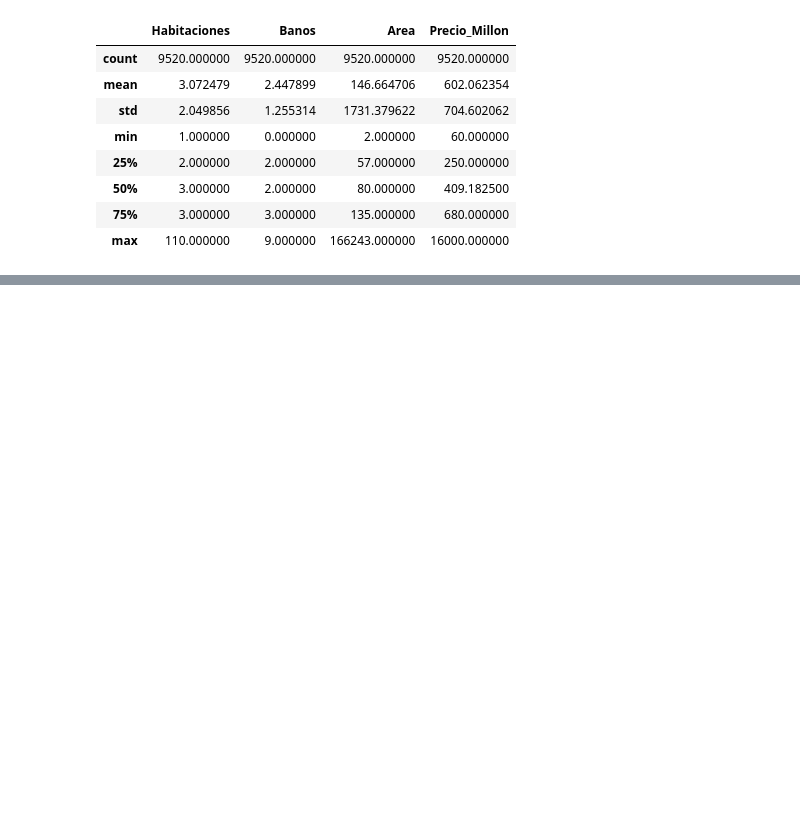
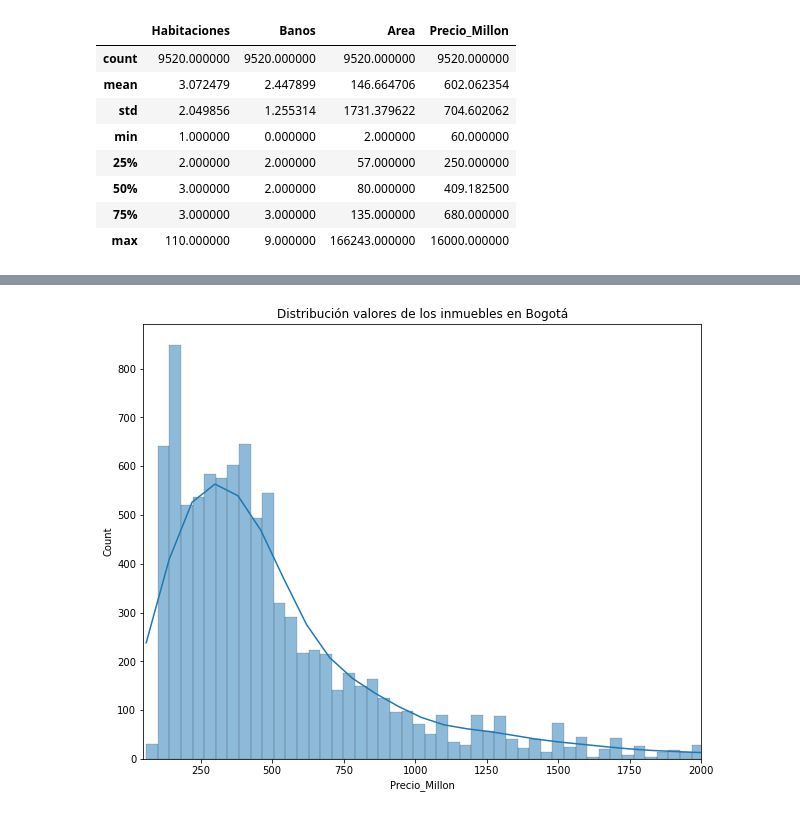
Before and after one commit to ErikLopez04/InmersionDatosPandas, a Jupyter notebook: pandas.ipynb, the cells around one changed output, grey strips where cells are left out. Saved outputs shown, nothing was run; the diff lists cells and outputs as text; code cells hidden in the pictures; blank space fills up the shorter version.

```diff
--- a/pandas.ipynb
+++ b/pandas.ipynb
@@ -385,0 +413,9 @@ pdset_option('display.float_format', lamba x:'')
+# %%
+plt.figure(figsize = (10,8))
+grafica = sns.histplot(data=df, x='Precio_Millon',kde = True)
+grafica.set_title('Distribución valores de los inmuebles en Bogotá')
+plt.xlim(50,2000)
+plt.savefig('Grafico1',format = 'png')
+plt.show()
+# %% [output]
+[figure, added]
```
Also changed, not shown: parts of 6 cells of this notebook.
